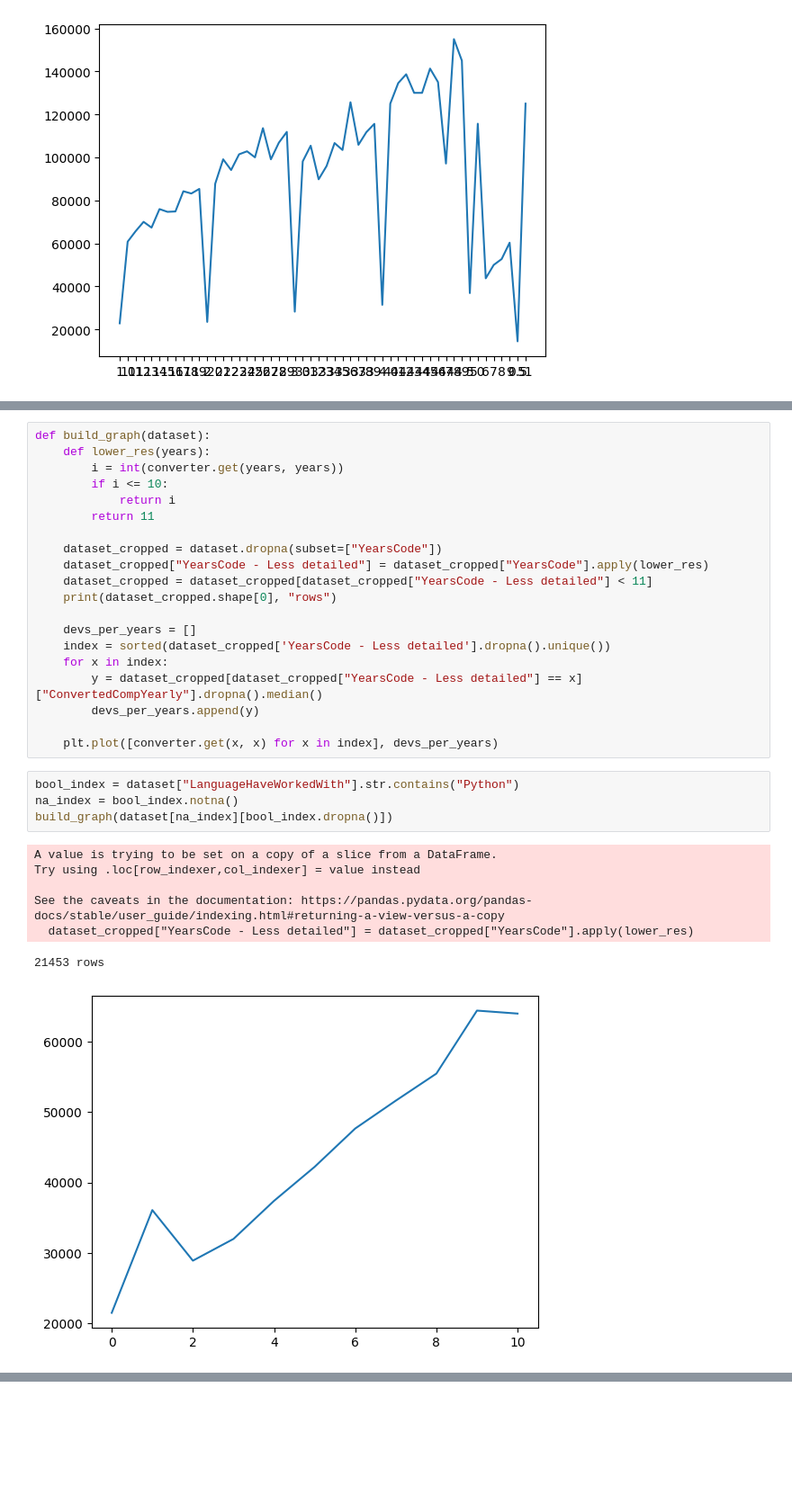
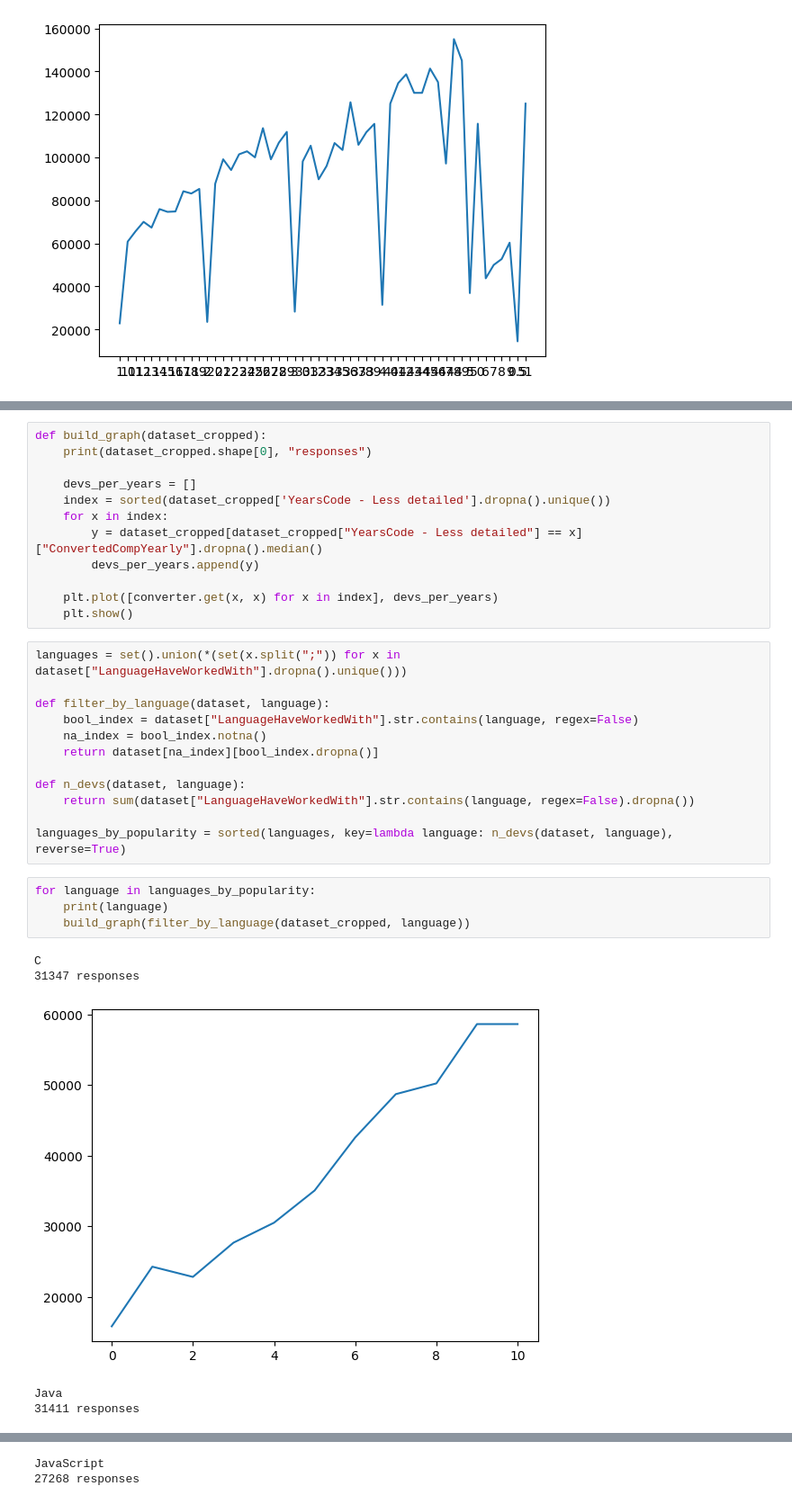
Before and after one commit to rizerphe-student/dev_datasets_analysis_project, a Jupyter notebook: notebook.ipynb, the cells around one changed output, grey strips where cells are left out. Shown at 90% size. Cells and saved outputs as stored; diff of their text form; blank space fills up the shorter version.

Commit message:
Added per language statistics

```diff
--- a/notebook.ipynb
+++ b/notebook.ipynb
@@ -228,15 +239,6 @@ plt.plot([converter.get(x, x) for x in data.index], data)
 # %%
-def build_graph(dataset):
-    def lower_res(years):
-        i = int(converter.get(years, years))
-        if i <= 10:
-            return i
-        return 11
-
-    dataset_cropped = dataset.dropna(subset=["YearsCode"])
-    dataset_cropped["YearsCode - Less detailed"] = dataset_cropped["YearsCode"].apply(lower_res)
-    dataset_cropped = dataset_cropped[dataset_cropped["YearsCode - Less detailed"] < 11]
-    print(dataset_cropped.shape[0], "rows")
+def build_graph(dataset_cropped):
+    print(dataset_cropped.shape[0], "responses")
 
     devs_per_years = []
     index = sorted(dataset_cropped['YearsCode - Less detailed'].dropna().unique())
@@ -245,15 +247,26 @@ def build_graph(dataset):
         devs_per_years.append(y)
 
     plt.plot([converter.get(x, x) for x in index], devs_per_years)
+    plt.show()
-# %%
-bool_index = dataset["LanguageHaveWorkedWith"].str.contains("Python")
-na_index = bool_index.notna()
-build_graph(dataset[na_index][bool_index.dropna()])
-# %% [output]
-A value is trying to be set on a copy of a slice from a DataFrame.
-Try using .loc[row_indexer,col_indexer] = value instead
-
-See the caveats in the documentation: https://pandas.pydata.org/pandas-docs/stable/user_guide/indexing.html#returning-a-view-versus-a-copy
-  dataset_cropped["YearsCode - Less detailed"] = dataset_cropped["YearsCode"].apply(lower_res)
-21453 rows
-[figure, removed]
+# %%
+languages = set().union(*(set(x.split(";")) for x in dataset["LanguageHaveWorkedWith"].dropna().unique()))
+
+def filter_by_language(dataset, language):
+    bool_index = dataset["LanguageHaveWorkedWith"].str.contains(language, regex=False)
+    na_index = bool_index.notna()
+    return dataset[na_index][bool_index.dropna()]
+
+def n_devs(dataset, language):
+    return sum(dataset["LanguageHaveWorkedWith"].str.contains(language, regex=False).dropna())
+
+languages_by_popularity = sorted(languages, key=lambda language: n_devs(dataset, language), reverse=True)
+# %%
+for language in languages_by_popularity:
+    print(language)
+    build_graph(filter_by_language(dataset_cropped, language))
+# %% [output]
+C
+31347 responses
+[figure, added]
+Java
+31411 responses
@@ -259,0 +274,2 @@ See the caveats in the documentation: https://pandas.pydata.org/pandas-docs/stab
+JavaScript
+27268 responses
```
Also changed, not shown: parts of 2 cells of this notebook.
